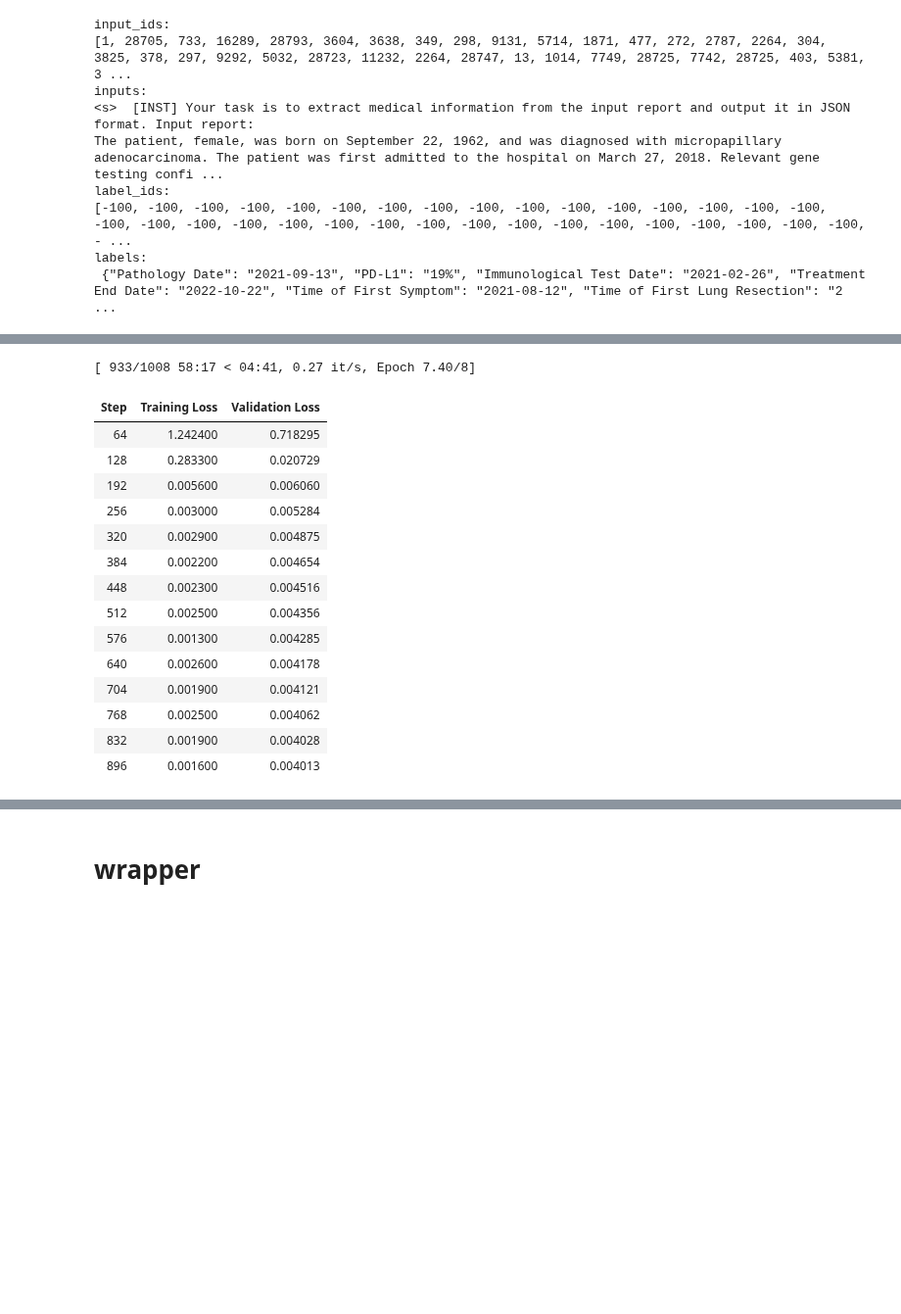
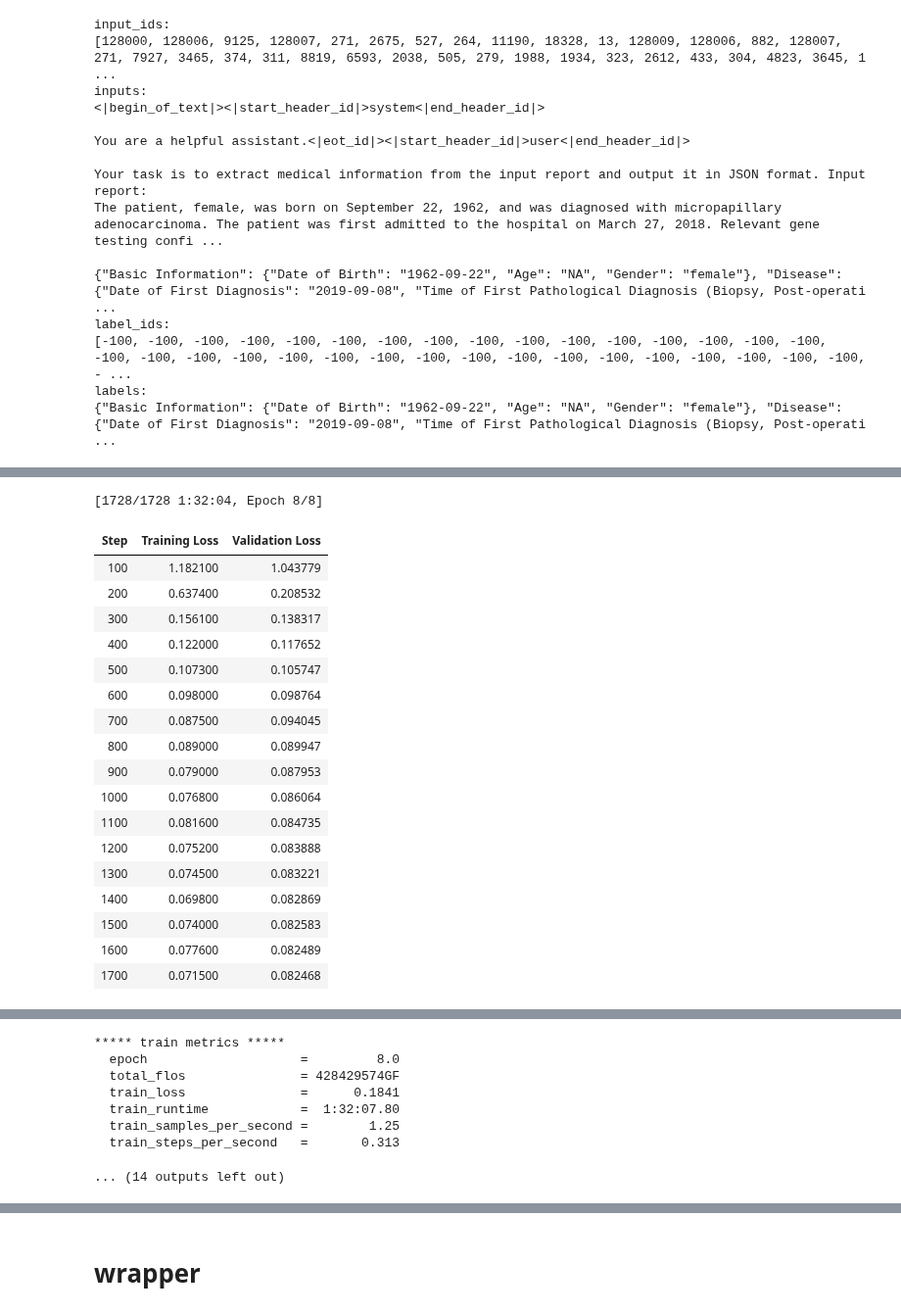
Before and after one commit to yuwangnexusera/LLaMA-Factory, a Jupyter notebook: LLaMA-Factory-Tutorial.ipynb, the cells around one changed output, grey strips where cells are left out. Shown at 98% size. Saved outputs shown, nothing was run; the diff lists cells and outputs as text; code cells hidden in the pictures; blank space fills up the shorter version.

```diff
--- a/LLaMA-Factory-Tutorial.ipynb
+++ b/LLaMA-Factory-Tutorial.ipynb
@@ -52,8 +46,8 @@ Note: you may need to restart the kernel to use updated packages.
 # %%
 %cd LLaMA-Factory
 from llmtuner import run_exp, export_model, ChatModel, F1score
-template="mistral"
-model_name_or_path = "../download_model/AI-ModelScope/Mistral-7B-Instruct-v0___2"
-output_model_dir = "../train_models/extract_mistral_lr5e6"
-merged_model_path = "../merged_models/extract_mistral_lr5e6"
+template="llama3"
+model_name_or_path = "../download_model/LLM-Research/Meta-Llama-3-8B-Instruct"
+output_model_dir = "../train_models/extract_llama3_lr5e6"
+merged_model_path = "../merged_models/extract_llama3_lr5e6"
 # %% [output]
@@ -65,7 +60,7 @@ run_exp(
         do_train=True,
         do_eval=True,
         model_name_or_path=model_name_or_path,
-        dataset="medical_report_extract512_en_NA",
+        dataset="medical_report_extract1k_en",
         template=template,
         finetuning_type="lora",
         # lora_dropout = 0.01,
@@ -73,16 +68,16 @@ run_exp(
         # lora_alpha=16,
         lora_target="all",
         output_dir=output_model_dir,
-        # resume_from_checkpoint ="/content/drive/MyDrive/models/ft_bloom_test",
+        # resume_from_checkpoint =output_model_dir,
         per_device_train_batch_size=4,
-        per_device_eval_batch_size=2,
+        per_device_eval_batch_size=4,
         gradient_accumulation_steps=1,
         lr_scheduler_type="cosine",
-        logging_steps=64,
-        save_steps=128,
+        logging_steps=100,
+        save_steps=1000,
         learning_rate=5e-6,
-        # warmup_ratio = 0.030
-        weight_decay = 0.010,
+        warmup_ratio=0.08,
+        weight_decay=0.01,
         num_train_epochs=8.0,
         max_samples=2000,
         fp16=True,
@@ -134,10 +130,16 @@ export_model(dict(
 }
 input_ids:
-[1, 28705, 733, 16289, 28793, 3604, 3638, 349, 298, 9131, 5714, 1871, 477, 272, 2787, 2264, 304, 3825, 378, 297, 9292, 5032, 28723, 11232, 2264, 28747, 13, 1014, 7749, 28725, 7742, 28725, 403, 5381, 3 ...
+[128000, 128006, 9125, 128007, 271, 2675, 527, 264, 11190, 18328, 13, 128009, 128006, 882, 128007, 271, 7927, 3465, 374, 311, 8819, 6593, 2038, 505, 279, 1988, 1934, 323, 2612, 433, 304, 4823, 3645, 1 ...
 inputs:
-<s>  [INST] Your task is to extract medical information from the input report and output it in JSON format. Input report:
+<|begin_of_text|><|start_header_id|>system<|end_header_id|>
+
+You are a helpful assistant.<|eot_id|><|start_header_id|>user<|end_header_id|>
+
+Your task is to extract medical information from the input report and output it in JSON format. Input report:
 The patient, female, was born on September 22, 1962, and was diagnosed with micropapillary adenocarcinoma. The patient was first admitted to the hospital on March 27, 2018. Relevant gene testing confi ...
+
+{"Basic Information": {"Date of Birth": "1962-09-22", "Age": "NA", "Gender": "female"}, "Disease": {"Date of First Diagnosis": "2019-09-08", "Time of First Pathological Diagnosis (Biopsy, Post-operati ...
 label_ids:
 [-100, -100, -100, -100, -100, -100, -100, -100, -100, -100, -100, -100, -100, -100, -100, -100, -100, -100, -100, -100, -100, -100, -100, -100, -100, -100, -100, -100, -100, -100, -100, -100, -100, - ...
 labels:
- {"Pathology Date": "2021-09-13", "PD-L1": "19%", "Immunological Test Date": "2021-02-26", "Treatment End Date": "2022-10-22", "Time of First Symptom": "2021-08-12", "Time of First Lung Resection": "2 ...
+{"Basic Information": {"Date of Birth": "1962-09-22", "Age": "NA", "Gender": "female"}, "Disease": {"Date of First Diagnosis": "2019-09-08", "Time of First Pathological Diagnosis (Biopsy, Post-operati ...
@@ -167,16 +170,19 @@ Detected kernel version 5.4.0, which is below the recommended minimum of 5.5.0;
-[ 933/1008 58:17 < 04:41, 0.27 it/s, Epoch 7.40/8]
+[1728/1728 1:32:04, Epoch 8/8]
 | Step | Training Loss | Validation Loss |
-| 64 | 1.242400 | 0.718295 |
-| 128 | 0.283300 | 0.020729 |
-| 192 | 0.005600 | 0.006060 |
-| 256 | 0.003000 | 0.005284 |
-| 320 | 0.002900 | 0.004875 |
-| 384 | 0.002200 | 0.004654 |
-| 448 | 0.002300 | 0.004516 |
-| 512 | 0.002500 | 0.004356 |
-| 576 | 0.001300 | 0.004285 |
-| 640 | 0.002600 | 0.004178 |
-| 704 | 0.001900 | 0.004121 |
-| 768 | 0.002500 | 0.004062 |
-| 832 | 0.001900 | 0.004028 |
-| 896 | 0.001600 | 0.004013 |
+| 100 | 1.182100 | 1.043779 |
+| 200 | 0.637400 | 0.208532 |
+| 300 | 0.156100 | 0.138317 |
+| 400 | 0.122000 | 0.117652 |
+| 500 | 0.107300 | 0.105747 |
+| 600 | 0.098000 | 0.098764 |
+| 700 | 0.087500 | 0.094045 |
+| 800 | 0.089000 | 0.089947 |
+| 900 | 0.079000 | 0.087953 |
+| 1000 | 0.076800 | 0.086064 |
+| 1100 | 0.081600 | 0.084735 |
+| 1200 | 0.075200 | 0.083888 |
+| 1300 | 0.074500 | 0.083221 |
+| 1400 | 0.069800 | 0.082869 |
+| 1500 | 0.074000 | 0.082583 |
+| 1600 | 0.077600 | 0.082489 |
+| 1700 | 0.071500 | 0.082468 |
@@ -200,3 +206,11 @@ Detected kernel version 5.4.0, which is below the recommended minimum of 5.5.0;
+***** train metrics *****
+  epoch                    =         8.0
+  total_flos               = 428429574GF
+  train_loss               =      0.1841
+  train_runtime            =  1:32:07.80
+  train_samples_per_second =        1.25
+  train_steps_per_second   =       0.313
+... (14 outputs left out)
 # %%
 import json
 print("*****************运行评估测试************************")
```
Also changed, not shown: parts of 7 cells of this notebook, 3 other files.
